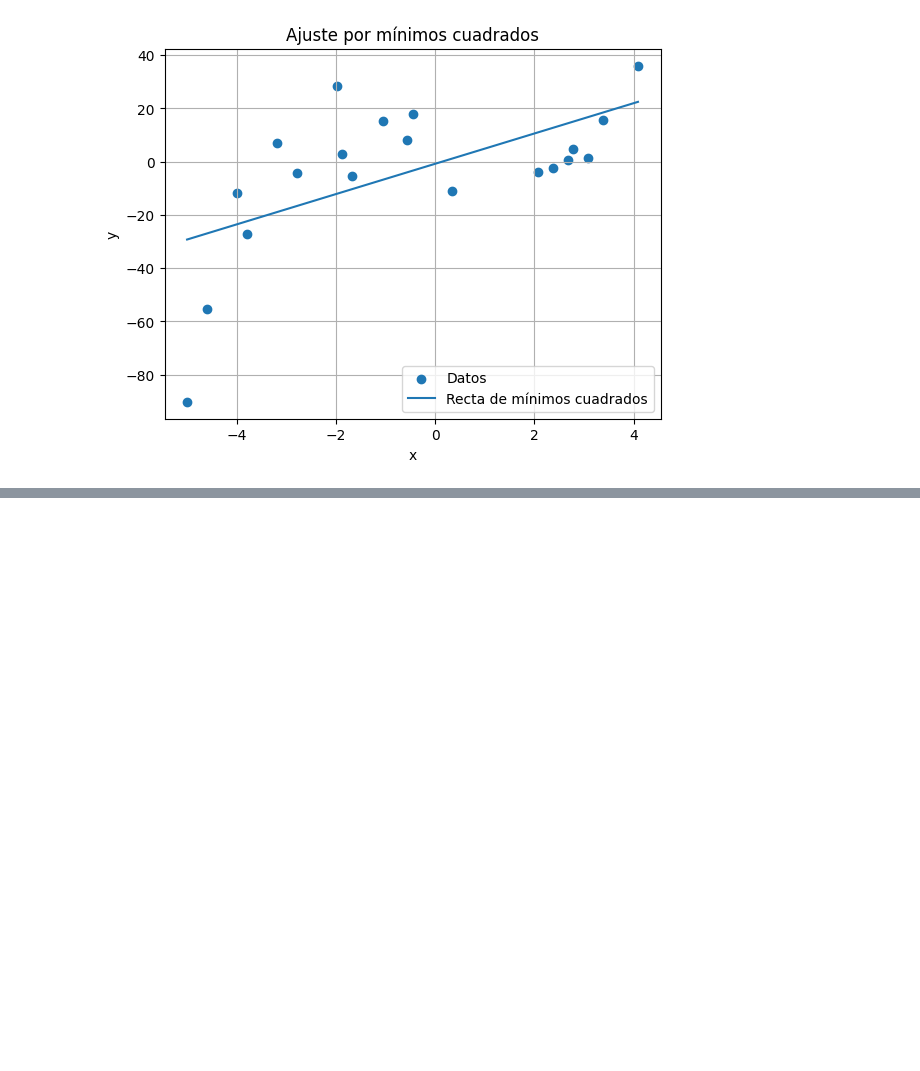
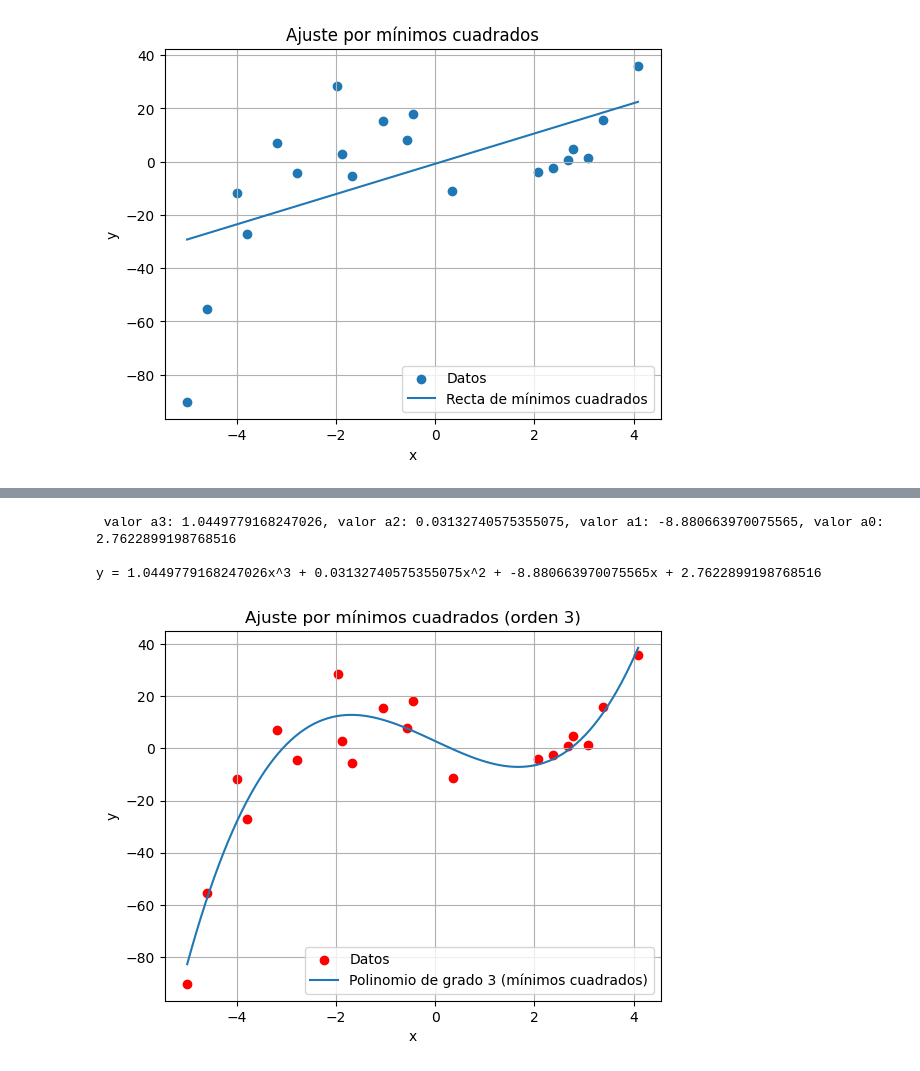
Before and after one commit to Fu5CHAR/Metodos_numericos_2025B_Ulloa-Francisco, a Jupyter notebook: Talleres/Taller05_Ulloa Francisco/Taller05_Ulloa Francisco.ipynb, the cells around one changed output, grey strips where cells are left out. Drawn from its saved outputs; the diff is of its cells as text; code cells hidden in the pictures; blank space fills up the shorter version.

```diff
--- a/Talleres/Taller05_Ulloa Francisco/Taller05_Ulloa Francisco.ipynb
+++ b/Talleres/Taller05_Ulloa Francisco/Taller05_Ulloa Francisco.ipynb
@@ -295,0 +407,79 @@ plt.show()
+# %%
+xs = [
+    3.38, 0.35, 2.07, -0.45, -0.56, -1.06, -2.78, 3.08,
+    -3.99, -5.00, -3.18, -1.97, 2.37, -1.67, 4.09,
+    -4.60, 2.68, 2.78, -3.79, -1.87
+]
+
+ys = [
+    15.65, -11.20, -4.00, 18.03, 7.94, 15.32, -4.40, 1.39,
+    -11.92, -90.24, 6.92, 28.35, -2.41, -5.47, 35.91,
+    -55.53, 0.77, 4.79, -27.05, 2.85
+]
+
+# --------------------------------------------------
+# Ajuste por mínimos cuadrados (polinomio grado 3)
+# --------------------------------------------------
+a3, a2, a1, a0 = ajustar_min_cuadrados_orden3(
+    xs,
+    ys,
+    [der_parcial_3_orden3, der_parcial_2_orden3, der_parcial_1_orden3, der_parcial_0_orden3]
+)
+print(f"\n valor a3: {a3}, valor a2: {a2}, valor a1: {a1}, valor a0: {a0}")
+print(f"\ny = {a3}x^3 + {a2}x^2 + {a1}x + {a0}")
+# %% [output]
+ valor a3: 1.0449779168247026, valor a2: 0.03132740575355075, valor a1: -8.880663970075565, valor a0: 2.7622899198768516
+
+y = 1.0449779168247026x^3 + 0.03132740575355075x^2 + -8.880663970075565x + 2.7622899198768516
+# %%
+
+# --------------------------------------------------
+# Datos
+# --------------------------------------------------
+xs = [
+    3.38, 0.35, 2.07, -0.45, -0.56, -1.06, -2.78, 3.08,
+    -3.99, -5.00, -3.18, -1.97, 2.37, -1.67, 4.09,
+    -4.60, 2.68, 2.78, -3.79, -1.87
+]
+
+ys = [
+    15.65, -11.20, -4.00, 18.03, 7.94, 15.32, -4.40, 1.39,
+    -11.92, -90.24, 6.92, 28.35, -2.41, -5.47, 35.91,
+    -55.53, 0.77, 4.79, -27.05, 2.85
+]
+
+# --------------------------------------------------
+# Ajuste por mínimos cuadrados (polinomio grado 3)
+# --------------------------------------------------
+a3, a2, a1, a0 = ajustar_min_cuadrados_orden3(
+    xs,
+    ys,
+    [der_parcial_3_orden3, der_parcial_2_orden3, der_parcial_1_orden3, der_parcial_0_orden3]
+)
+
+# --------------------------------------------------
+# Función ajustada
+# --------------------------------------------------
+def f(x):
+    return a3 * x**3 + a2 * x**2 + a1 * x + a0
+
+# --------------------------------------------------
+# Valores para la curva
+# --------------------------------------------------
+x_curva = np.linspace(min(xs), max(xs), 300)
+y_curva = f(x_curva)
+
+# --------------------------------------------------
+# Gráfica
+# --------------------------------------------------
+plt.figure()
+plt.scatter(xs, ys, label="Datos", color='red')
+plt.plot(x_curva, y_curva, label="Polinomio de grado 3 (mínimos cuadrados)")
+plt.xlabel("x")
+plt.ylabel("y")
+plt.title("Ajuste por mínimos cuadrados (orden 3)")
+plt.legend()
+plt.grid(True)
+plt.show()
+# %% [output]
+[figure, added]
```
Also changed, not shown: parts of 9 cells of this notebook.
